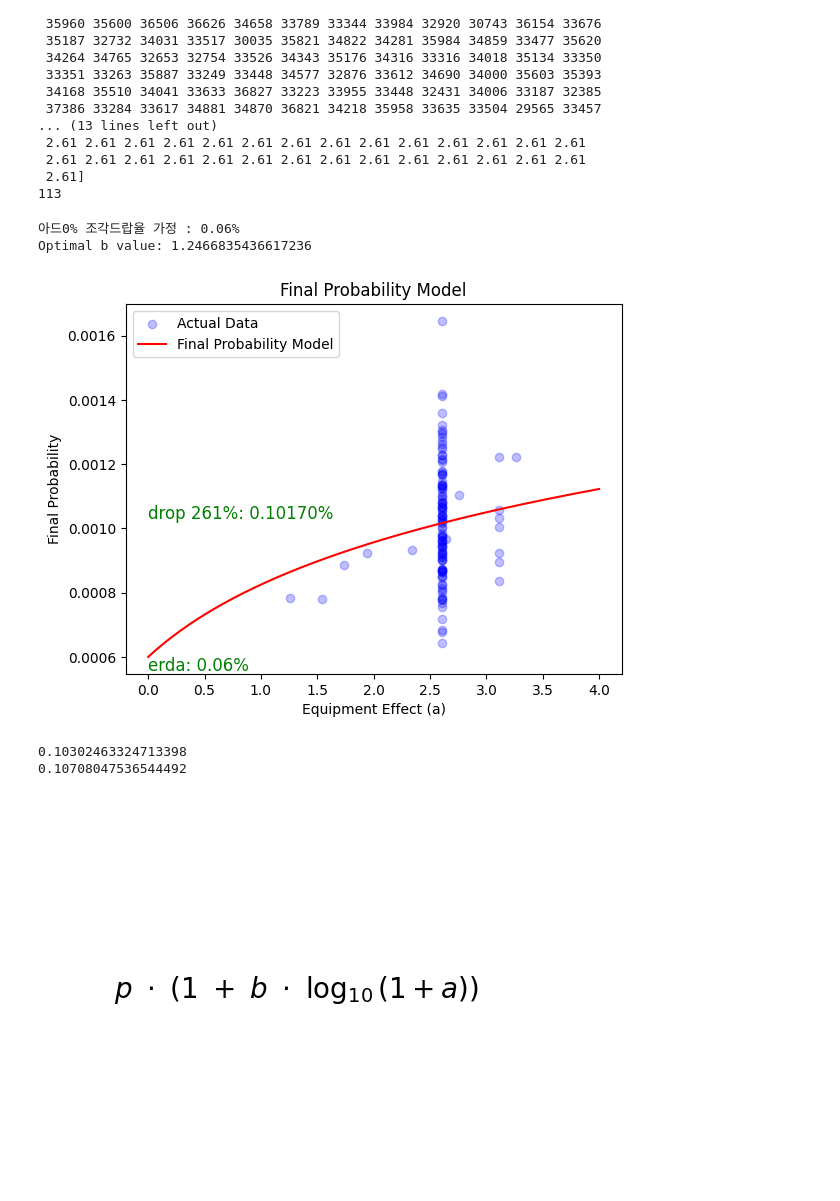
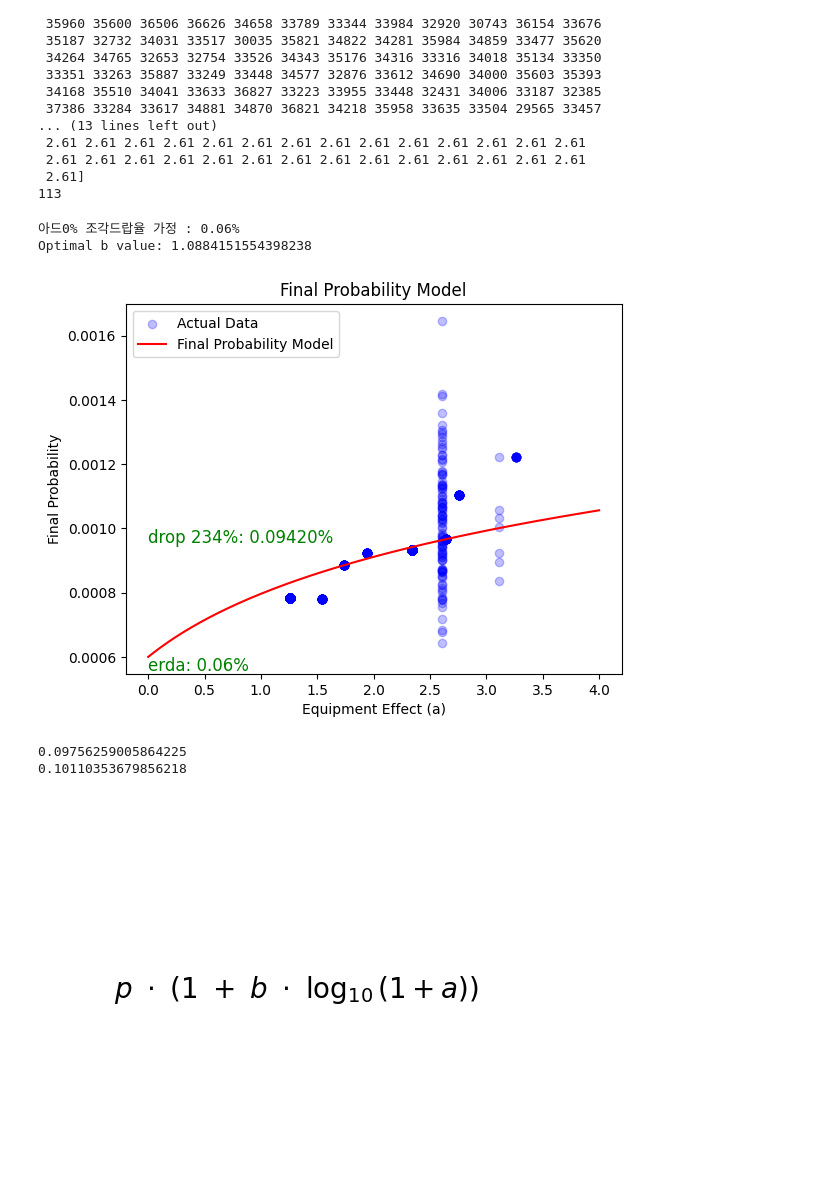
Before and after one commit to Q110722/fragsDR, a Jupyter notebook: Untitled.ipynb, the cells around one changed output. Saved outputs shown, nothing was run; the diff lists cells and outputs as text; code cells hidden in the pictures.

```diff
--- a/Untitled.ipynb
+++ b/Untitled.ipynb
@@ -218,7 +218,7 @@ import numpy as np
 from scipy.optimize import curve_fit
 import matplotlib.pyplot as plt
 
-# 마리수 임시 합병용 데이터
+"""# 마리수 임시 합병용 데이터
 n = 9000
 n2 = 9500
 n3 = 1630 * 5
@@ -234,10 +234,40 @@ mob_counts = np.array([n, n, n2, n2, n3, n3, n4, n5])
 # 데이터 병합소
 all_a_values = np.concatenate([a, data_add_inven_2366485])
 all_item_counts = np.concatenate([item_counts,fourth_column_frags_values/4])
-all_mob_counts = np.concatenate([mob_counts,sixth_column_values/4])
+all_mob_counts = np.concatenate([mob_counts,sixth_column_values/4])"""
 """all_a_values = a
 all_item_counts = item_counts
 all_mob_counts = mob_counts"""
+
+# 마리수 임시 합병용 데이터
+n = 9000
+n2 = 9500
+n3 = 1630 * 5
+n4 = 1760 * 5
+n5 = 1920 * 5
+w1 = 350
+w2 = 300 #https://www.inven.co.kr/board/maple/5974/3220174
+w3 = int(500000/9500)
+w4 = int(150000/9500) #2024-01-21 19:17:26
+w5 = 68
+w6 = 53
+w7 = 52
+w8 = 48 #https://www.inven.co.kr/board/maple/5746/232328
+
+# 데이터. 드랍, 조각, 마리수
+a = np.array([1.26, 2.34, 2.76, 3.26, 1.54, 1.74, 1.94, 2.64])
+item_counts = np.array([7.04, 8.4, 10.5, 11.6, 432 / w5, 383 / w6, 423 / w7, 446 / w8])
+mob_counts = np.array([n, n, n2, n2, n3, n3, n4, n5])
+
+weights = np.array([w1,w2,w3,w4,w5,w6,w7,w8])
+a_w = np.repeat(a,repeats=weights)
+item_counts_w = np.repeat(item_counts,repeats=weights)
+mob_counts_w = np.repeat(mob_counts,repeats=weights)
+
+# 데이터 병합
+all_a_values = np.concatenate([a_w, data_add_inven_2366485])
+all_item_counts = np.concatenate([item_counts_w, fourth_column_frags_values / 4])
+all_mob_counts = np.concatenate([mob_counts_w, sixth_column_values / 4])
 
 # 오타체크
 #print(all_item_counts)
@@ -260,37 +290,37 @@ optimal_b = popt[0]
 # 최적화된 b값과 고정된 p값 활용식
 def updated_final_probability_model(a):
     return p_fixed * (1 + optimal_b * np.log10(a + 1))
 
 # 출력
 print(f"아드0% 조각드랍율 가정 : {updated_final_probability_model(0)*100}%")
 print(f"Optimal b value: {optimal_b}")
 
 # 최종 확률 모델 그래프
 a_values_for_plot = np.linspace(0, 4, 1000)
 final_probabilities_for_plot = updated_final_probability_model(a_values_for_plot)
 
 # 데이터
 plt.scatter(all_a_values, final_probabilities, label='Actual Data', color='blue', alpha= 0.25)
 mid = np.median(all_a_values)
 
 # 로그선
 plt.plot(a_values_for_plot, final_probabilities_for_plot, label='Final Probability Model', color='red')
 plt.text(0, updated_final_probability_model(mid), f'drop {mid*100:.0f}%: {updated_final_probability_model(mid)*100:.5f}%', color='green', fontsize=12, va = 'bottom', ha='left')
 plt.text(0, updated_final_probability_model(0), f'erda: {updated_final_probability_model(0)*100:.2f}%', color='green', fontsize=12, va = 'top', ha='left')
 plt.xlabel('Equipment Effect (a)')
 plt.ylabel('Final Probability')
 plt.title('Final Probability Model')
 plt.legend()
 plt.show()
 
 print(updated_final_probability_model(2.76)*100)
 print(updated_final_probability_model(3.26)*100)
 # %% [output]
 아드0% 조각드랍율 가정 : 0.06%
-Optimal b value: 1.2466835436617236
+Optimal b value: 1.0884151554398238
-[figure, old version]
+[figure, new version]
-0.10302463324713398
-0.10708047536544492
+0.09756259005864225
+0.10110353679856218
 # %%
 
 
```
